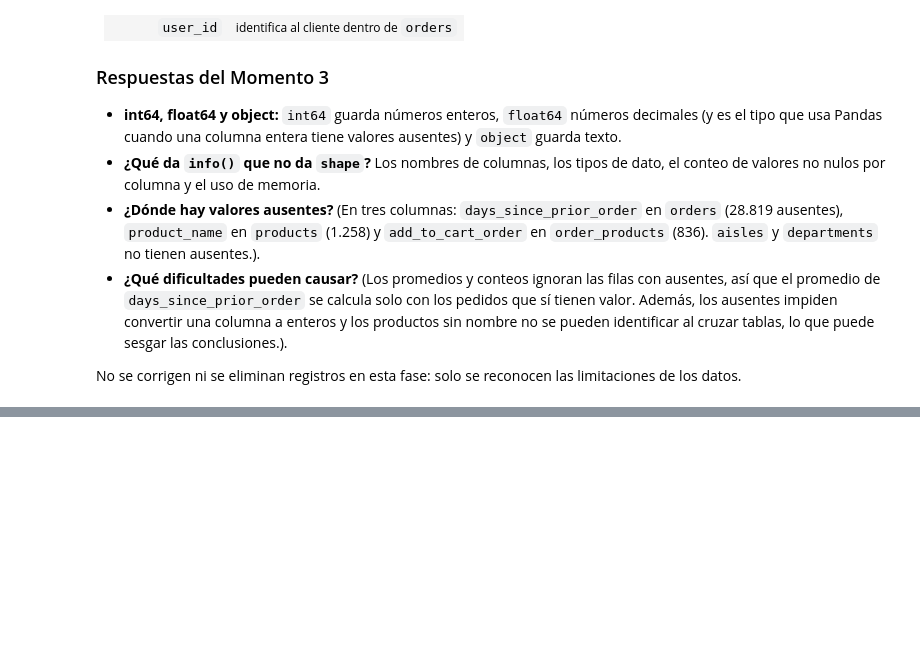
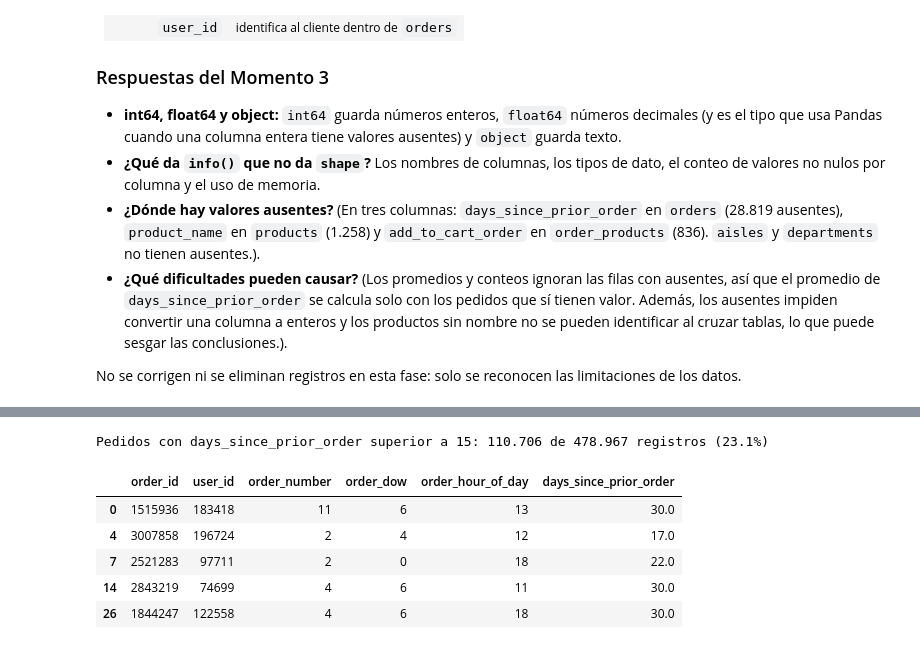
Before and after one commit to brandonmesamm-png/instacart-analisis, a Jupyter notebook: notebooks/01_exploracion.ipynb, the cells around one changed output, grey strips where cells are left out. Cells and saved outputs as stored; diff of their text form; code cells hidden in the pictures; blank space fills up the shorter version.

```diff
--- a/notebooks/01_exploracion.ipynb
+++ b/notebooks/01_exploracion.ipynb
@@ -210,0 +292,13 @@ No se corrigen ni se eliminan registros en esta fase: solo se reconocen las limi
+# %%
+# 6. Pedidos con days_since_prior_order superior a 15 (orders)
+# Las filas con valor ausente (NaN) no cumplen la comparación y quedan fuera.
+r = orders.loc[orders["days_since_prior_order"] > 15]
+mostrar(r, len(orders), "Pedidos con days_since_prior_order superior a 15")
+# %% [output]
+Pedidos con days_since_prior_order superior a 15: 110.706 de 478.967 registros (23.1%)
+|  | order_id | user_id | order_number | order_dow | order_hour_of_day | days_since_prior_order |
+| 0 | 1515936 | 183418 | 11 | 6 | 13 | 30.0 |
+| 4 | 3007858 | 196724 | 2 | 4 | 12 | 17.0 |
+| 7 | 2521283 | 97711 | 2 | 0 | 18 | 22.0 |
+| 14 | 2843219 | 74699 | 4 | 6 | 11 | 30.0 |
+| 26 | 1844247 | 122558 | 4 | 6 | 18 | 30.0 |
```
Also changed, not shown: parts of 14 cells of this notebook.
